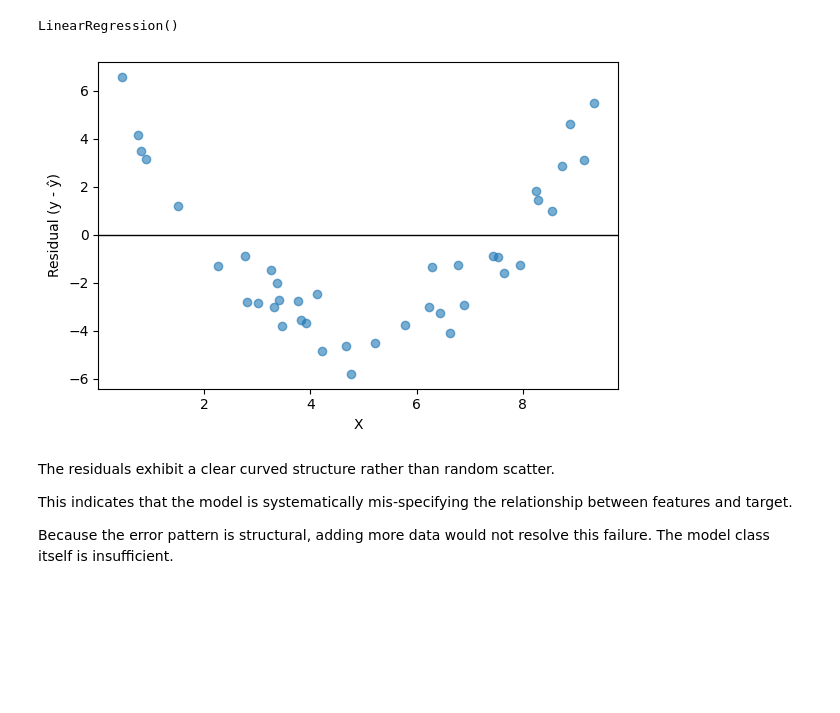
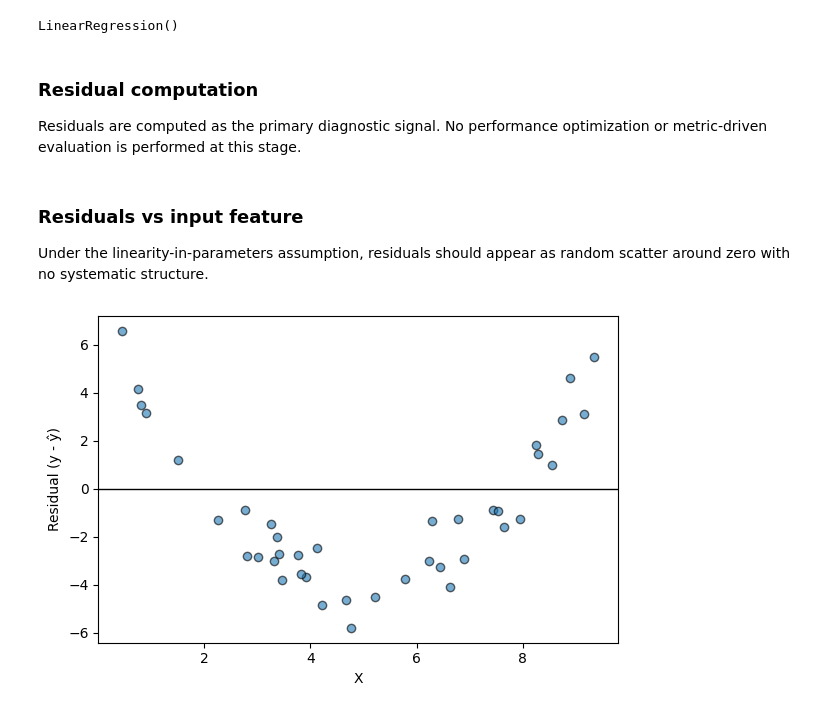
Before and after one commit to mmontielpz/mle-fundamentals-lab, a Jupyter notebook: modules/week_01_linear_regression/notebooks/02_assumption_linearity.ipynb, the cells around one changed output. Saved outputs shown, nothing was run; the diff lists cells and outputs as text; code cells hidden in the pictures; blank space fills up the shorter version.

Commit message:
docs(notebook): complete linearity assumption violation via residual diagnostics

```diff
--- a/modules/week_01_linear_regression/notebooks/02_assumption_linearity.ipynb
+++ b/modules/week_01_linear_regression/notebooks/02_assumption_linearity.ipynb
@@ -23,5 +42,13 @@ from sklearn.model_selection import train_test_split
 np.random.seed(42)
 
 X = np.linspace(0, 10, 200).reshape(-1, 1)
+
 noise = np.random.normal(loc=0.0, scale=1.0, size=len(X))
-y = 0.5 * X.squeeze()**2 + 2.0 + X.squeeze() + 3.0 + noise
+
+# Non-linear data-generating process
+y = (
+    0.5 * X.squeeze() ** 2
+    + 1.0 * X.squeeze()
+    + 5.0
+    + noise
+)
@@ -34,5 +73,10 @@ model = LinearRegression()
 model.fit(X_train, y_train)
 # %% [output]
 LinearRegression()
+# %% [markdown]
+### Residual computation
+
+Residuals are computed as the primary diagnostic signal.
+No performance optimization or metric-driven evaluation is performed at this stage.
 # %%
 y_pred = model.predict(X_test)
@@ -41,18 +84,15 @@ residuals = y_test - y_pred
+# %% [markdown]
+### Residuals vs input feature
+
+Under the linearity-in-parameters assumption, residuals should appear as random
+scatter around zero with no systematic structure.
 # %%
 plt.figure(figsize=(6, 4))
-plt.scatter(X_test, residuals, alpha=0.6)
+plt.scatter(X_test, residuals, alpha=0.6, edgecolor="k")
 plt.axhline(0, color="black", linewidth=1)
 plt.xlabel("X")
 plt.ylabel("Residual (y - ŷ)")
 plt.tight_layout()
 plt.show()
 # %% [output]
-[figure, old version]
+[figure, new version]
-# %% [markdown]
-The residuals exhibit a clear curved structure rather than random scatter.
-
-This indicates that the model is systematically mis-specifying the relationship
-between features and target.
-
-Because the error pattern is structural, adding more data would not resolve
-this failure. The model class itself is insufficient.
```
Also changed, not shown: parts of 14 cells of this notebook.
